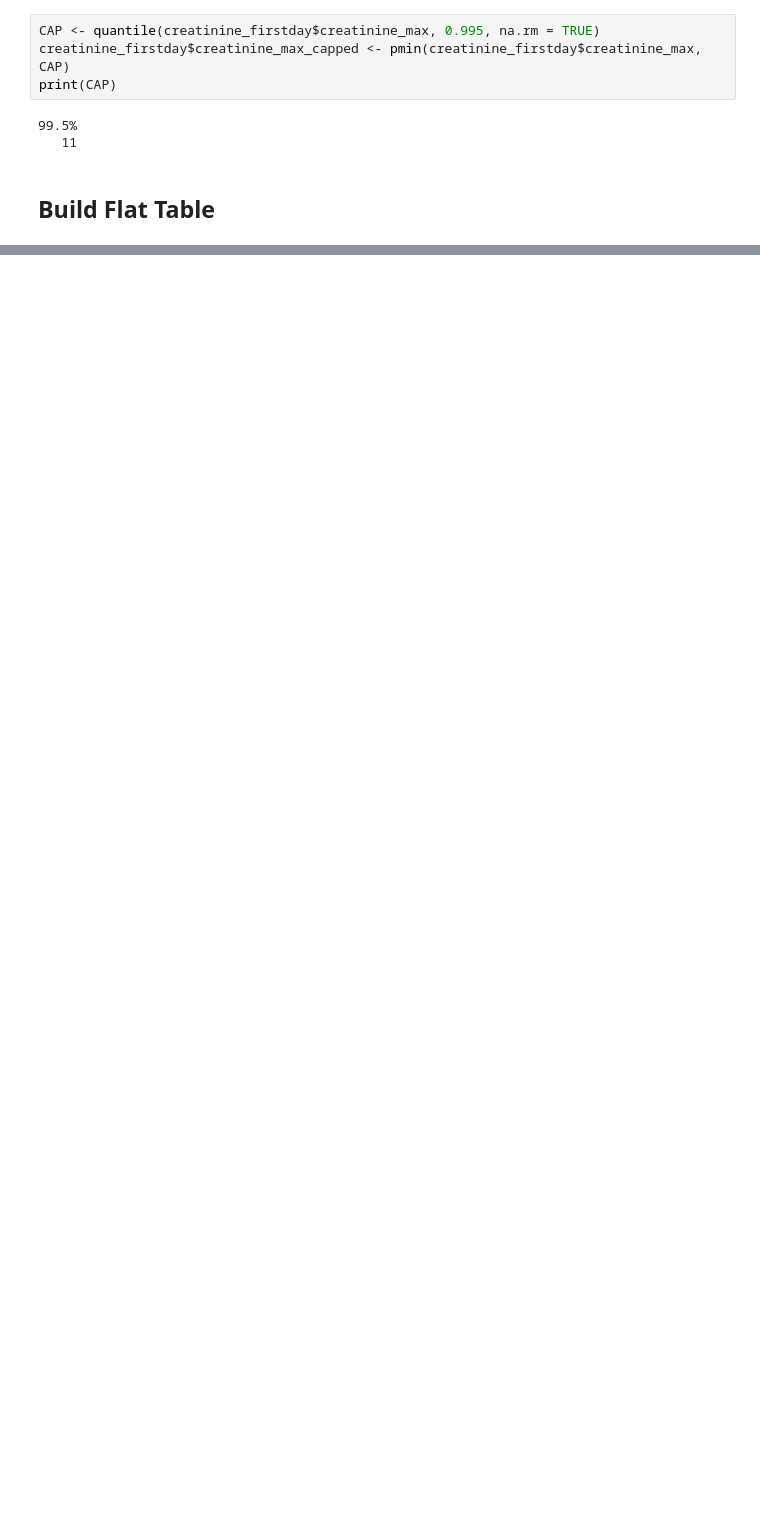
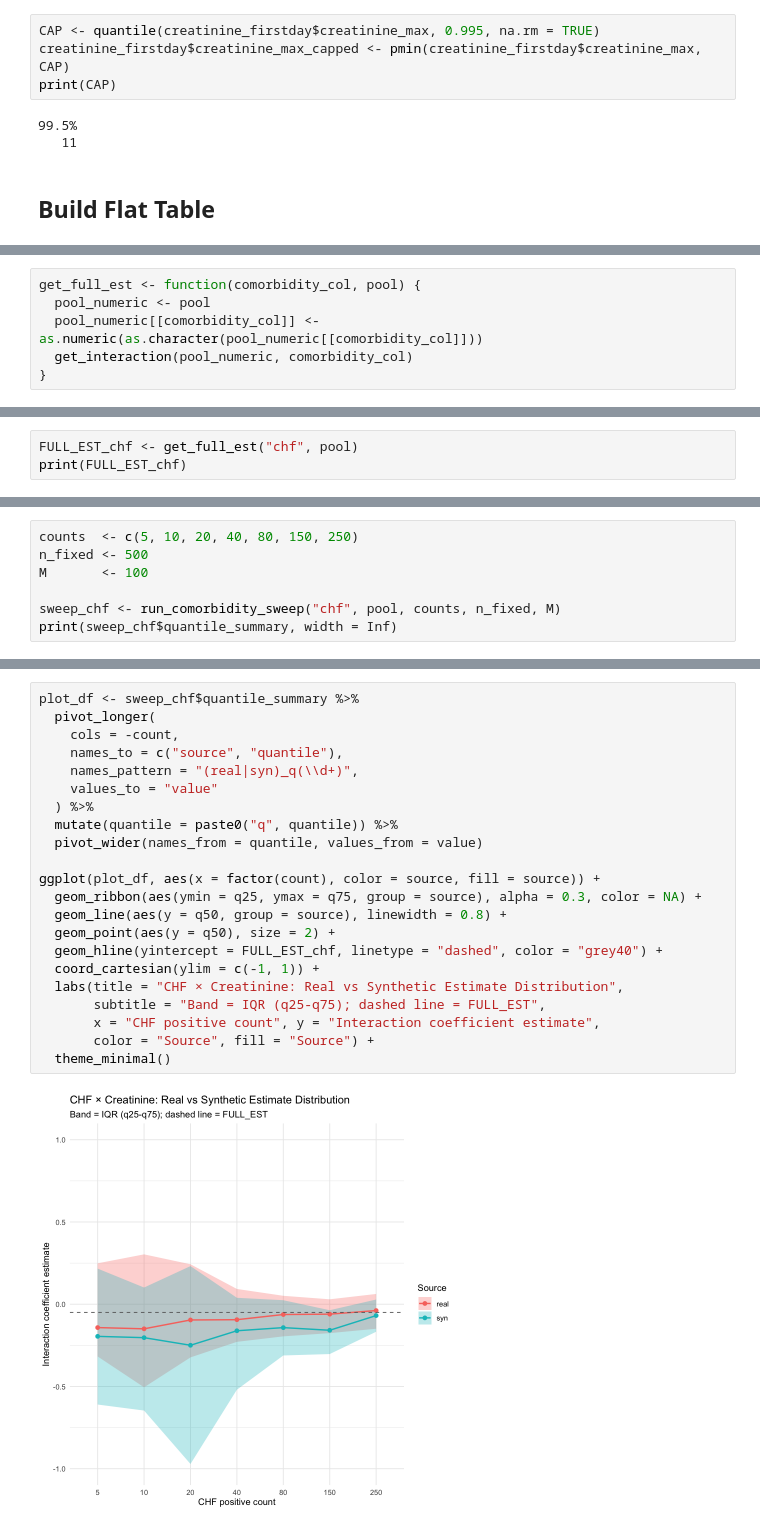
Before and after one commit to ShengPeiWilliam/mimic-synthetic-fidelity, a Jupyter notebook: code/mimic-fidelity-analysis.ipynb, the cells around one changed output, grey strips where cells are left out. Saved outputs shown, nothing was run; the diff lists cells and outputs as text; blank space fills up the shorter version.

Commit message:
feat: count-sweep experiment across CHF, Diabetes, COPD

```diff
--- a/code/mimic-fidelity-analysis.ipynb
+++ b/code/mimic-fidelity-analysis.ipynb
@@ -233,0 +373,6 @@ str(flat_table)
+# %%
+get_full_est <- function(comorbidity_col, pool) {
+  pool_numeric <- pool
+  pool_numeric[[comorbidity_col]] <- as.numeric(as.character(pool_numeric[[comorbidity_col]]))
+  get_interaction(pool_numeric, comorbidity_col)
+}
@@ -233,0 +383,3 @@ str(flat_table)
+# %%
+FULL_EST_chf <- get_full_est("chf", pool)
+print(FULL_EST_chf)
@@ -233,0 +389,7 @@ str(flat_table)
+# %%
+counts  <- c(5, 10, 20, 40, 80, 150, 250)
+n_fixed <- 500
+M       <- 100
+
+sweep_chf <- run_comorbidity_sweep("chf", pool, counts, n_fixed, M)
+print(sweep_chf$quantile_summary, width = Inf)
@@ -233,0 +416,24 @@ str(flat_table)
+# %%
+plot_df <- sweep_chf$quantile_summary %>%
+  pivot_longer(
+    cols = -count,
+    names_to = c("source", "quantile"),
+    names_pattern = "(real|syn)_q(\\d+)",
+    values_to = "value"
+  ) %>%
+  mutate(quantile = paste0("q", quantile)) %>%
+  pivot_wider(names_from = quantile, values_from = value)
+
+ggplot(plot_df, aes(x = factor(count), color = source, fill = source)) +
+  geom_ribbon(aes(ymin = q25, ymax = q75, group = source), alpha = 0.3, color = NA) +
+  geom_line(aes(y = q50, group = source), linewidth = 0.8) +
+  geom_point(aes(y = q50), size = 2) +
+  geom_hline(yintercept = FULL_EST_chf, linetype = "dashed", color = "grey40") +
+  coord_cartesian(ylim = c(-1, 1)) +
+  labs(title = "CHF × Creatinine: Real vs Synthetic Estimate Distribution",
+       subtitle = "Band = IQR (q25-q75); dashed line = FULL_EST",
+       x = "CHF positive count", y = "Interaction coefficient estimate",
+       color = "Source", fill = "Source") +
+  theme_minimal()
+# %% [output]
+[figure, added]
```
Also changed, not shown: parts of 30 cells of this notebook.
